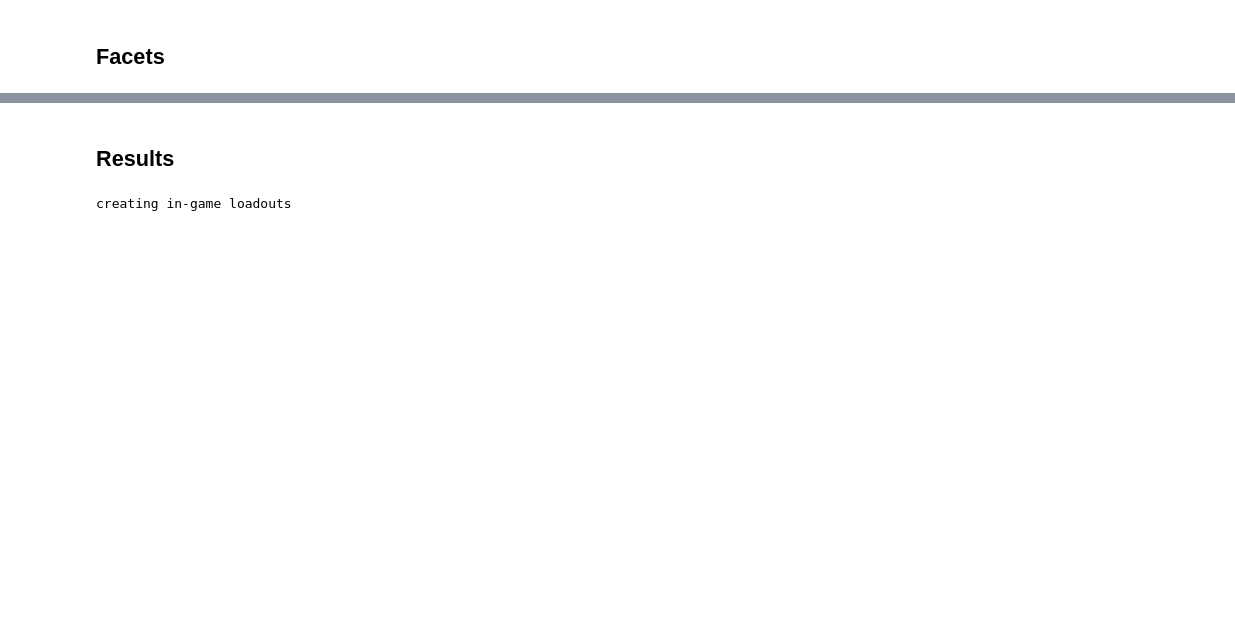
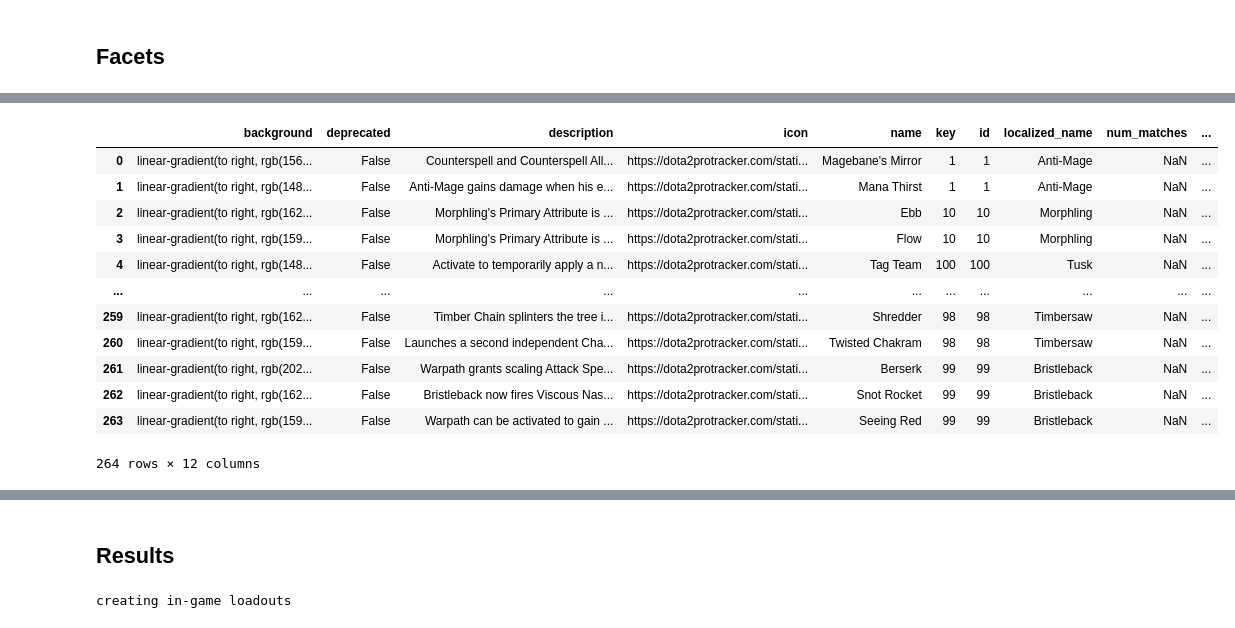
Before and after one commit to Frame24/d2loadout, a Jupyter notebook: d2pt.ipynb, the cells around one changed output, grey strips where cells are left out. Saved outputs shown, nothing was run; the diff lists cells and outputs as text; code cells hidden in the pictures; blank space fills up the shorter version.

```diff
--- a/d2pt.ipynb
+++ b/d2pt.ipynb
@@ -243,5 +205,3 @@ driver.implicitly_wait(2)
 driver.get(link)
 # %%
 hero_req = requests.get("https://dota2protracker.com/hero/Tiny")
-# %%
-facetData = re.findall(r'facetData:{.+}', hero_req.text)[0].replace("facetData:", "")
@@ -292,3 +208,76 @@ facets_d
+# %%
+import re
+
+# Пример HTML-кода (замени на свой)
+html_text = hero_req.text
+# Регулярное выражение для нахождения объекта data
+pattern = r'const data = (\[.+?\]);'
+constdata = re.findall(pattern, html_text, re.DOTALL)[0]
+# %%
+import js2py
+import json
+import pandas as pd
+
+# Пример JavaScript-кода
+js_code = f"""
+var data = {constdata};
+
+// Возвращаем JSON-строку facetData
+JSON.stringify(data[2].data.facetData);
+"""
+
+# Исполняем JavaScript-код
+result = js2py.eval_js(js_code)
+
+if result:
+    # Преобразуем JSON-строку в Python-словарь
+    facet_data = json.loads(result)
+
+    # Инициализируем пустой DataFrame
+    all_facets_df = pd.DataFrame()
+
+    # Итерация по всем ключам в facetData
+    for key, value in facet_data.items():
+        facets = value.get("facets", [])
+        # Преобразуем каждый набор facets в DataFrame
+        facets_data = []
+        for facet in facets:
+            if not facet.get("deprecated", False):  # Пропускаем deprecated
+                facets_data.append(facet)
+
+        facets_df = pd.DataFrame(facets_data)
+
+        # Добавляем информацию о ключе, id и localized_name в DataFrame
+        facets_df["key"] = key  # Ключ из facetData
+        facets_df["id"] = value.get("id")
+        facets_df["localized_name"] = value.get("localized_name")
+
+        # Объединяем текущий DataFrame с общим
+        all_facets_df = pd.concat([all_facets_df, facets_df], ignore_index=True)
+
+    # Перенумерация facet_number
+    all_facets_df["facet_number"] = (
+        all_facets_df.groupby(["key", "id"]).cumcount() + 1
+    )
+
+    # Выводим общий DataFrame
+    display(all_facets_df)
+else:
+    print("Данные не найдены или невалидны.")
+# %% [output]
+|  | background | deprecated | description | icon | name | key | id | localized_name | num_matches | ... |
+| 0 | linear-gradient(to right, rgb(156... | False | Counterspell and Counterspell All... | https://dota2protracker.com/stati... | Magebane's Mirror | 1 | 1 | Anti-Mage | NaN | ... |
+| 1 | linear-gradient(to right, rgb(148... | False | Anti-Mage gains damage when his e... | https://dota2protracker.com/stati... | Mana Thirst | 1 | 1 | Anti-Mage | NaN | ... |
+| 2 | linear-gradient(to right, rgb(162... | False | Morphling's Primary Attribute is ... | https://dota2protracker.com/stati... | Ebb | 10 | 10 | Morphling | NaN | ... |
+| 3 | linear-gradient(to right, rgb(159... | False | Morphling's Primary Attribute is ... | https://dota2protracker.com/stati... | Flow | 10 | 10 | Morphling | NaN | ... |
+| 4 | linear-gradient(to right, rgb(148... | False | Activate to temporarily apply a n... | https://dota2protracker.com/stati... | Tag Team | 100 | 100 | Tusk | NaN | ... |
+| ... | ... | ... | ... | ... | ... | ... | ... | ... | ... | ... |
+| 259 | linear-gradient(to right, rgb(162... | False | Timber Chain splinters the tree i... | https://dota2protracker.com/stati... | Shredder | 98 | 98 | Timbersaw | NaN | ... |
+| 260 | linear-gradient(to right, rgb(159... | False | Launches a second independent Cha... | https://dota2protracker.com/stati... | Twisted Chakram | 98 | 98 | Timbersaw | NaN | ... |
+| 261 | linear-gradient(to right, rgb(202... | False | Warpath grants scaling Attack Spe... | https://dota2protracker.com/stati... | Berserk | 99 | 99 | Bristleback | NaN | ... |
+| 262 | linear-gradient(to right, rgb(162... | False | Bristleback now fires Viscous Nas... | https://dota2protracker.com/stati... | Snot Rocket | 99 | 99 | Bristleback | NaN | ... |
+| 263 | linear-gradient(to right, rgb(159... | False | Warpath can be activated to gain ... | https://dota2protracker.com/stati... | Seeing Red | 99 | 99 | Bristleback | NaN | ... |
+264 rows × 12 columns
 # %%
 def get_d2pt_page_table_facets(driver):
     time.sleep(0.2)
```
Also changed, not shown: parts of 46 cells of this notebook, 10 other files.
